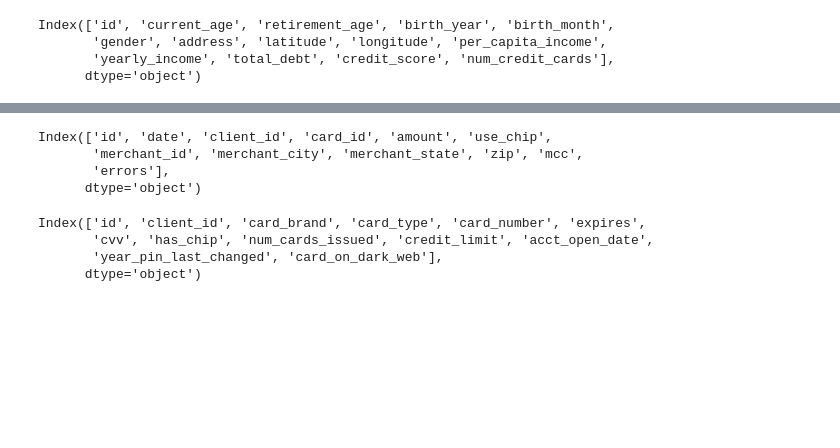
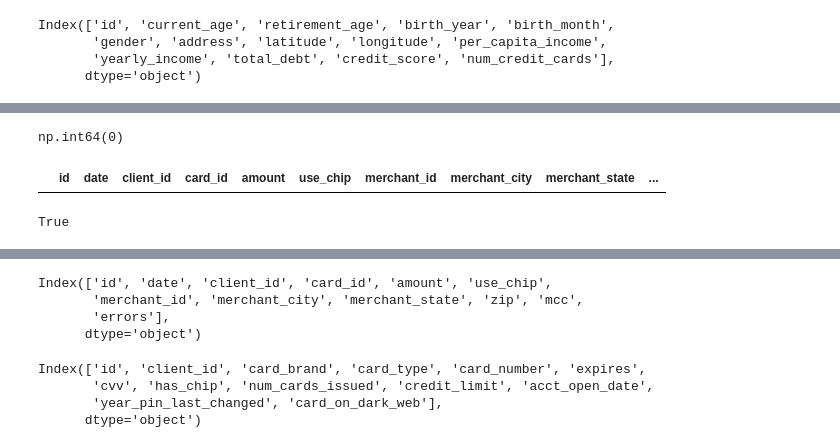
Before and after one commit to ana-nobre/Fintech-New-Features-Launch-Transactions-Analysis, a Jupyter notebook: 01_data_download_and_initial_exploration.ipynb, the cells around one changed output, grey strips where cells are left out. Saved outputs shown, nothing was run; the diff lists cells and outputs as text; code cells hidden in the pictures; blank space fills up the shorter version.

```diff
--- a/01_data_download_and_initial_exploration.ipynb
+++ b/01_data_download_and_initial_exploration.ipynb
@@ -153,0 +268,14 @@ Index(['id', 'current_age', 'retirement_age', 'birth_year', 'birth_month',
+# %%
+# ids duplicados
+transactions["id"].duplicated().sum()
+# %% [output]
+np.int64(0)
+# %%
+transactions[transactions["id"].duplicated(keep=False)].sort_values("id")
+# %% [output]
+|  | id | date | client_id | card_id | amount | use_chip | merchant_id | merchant_city | merchant_state | ... |
+# %%
+# existência das chaves estrangeiras
+set(["client_id", "card_id"]).issubset(transactions.columns)
+# %% [output]
+True
```
Also changed, not shown: parts of 24 cells of this notebook, 2 other files.
